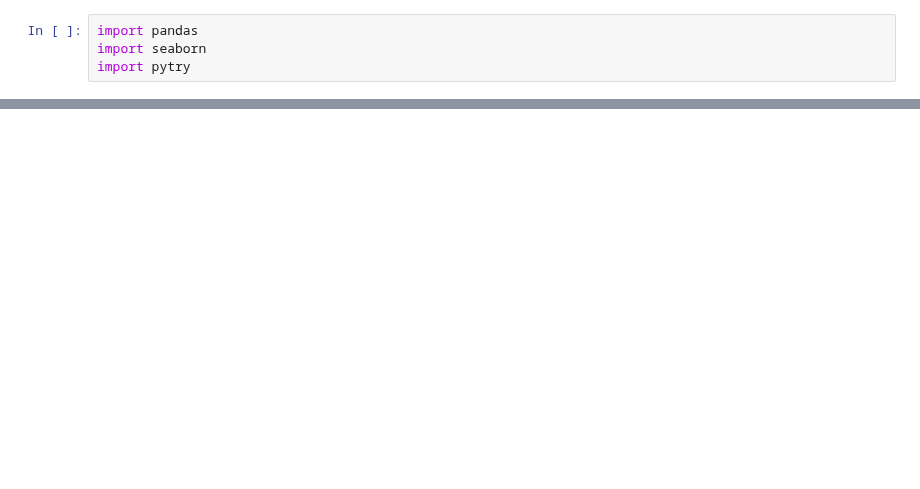
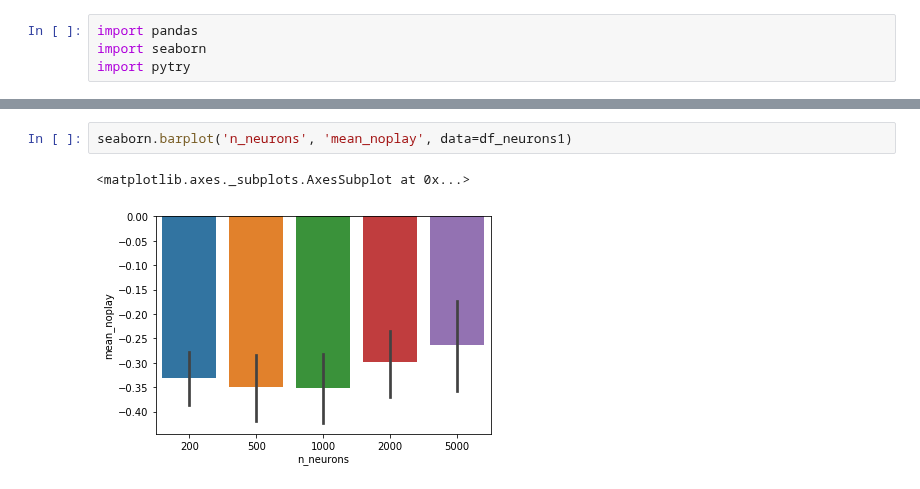
Before and after one commit to maddybartlett/NEN001, a Jupyter notebook: Plots.ipynb, the cells around one changed output, grey strips where cells are left out. Saved outputs shown, nothing was run; the diff lists cells and outputs as text; blank space fills up the shorter version.

```diff
--- a/Plots.ipynb
+++ b/Plots.ipynb
@@ -37,0 +43,5 @@ seaborn.barplot('n_neurons', 'diff_aim-noplay', data=df_neurons)
+# %%
+seaborn.barplot('n_neurons', 'mean_noplay', data=df_neurons1)
+# %% [output]
+<matplotlib.axes._subplots.AxesSubplot at 0x...>
+[figure, added]
```
Also changed, not shown: parts of 14 cells of this notebook, 1 other file.
